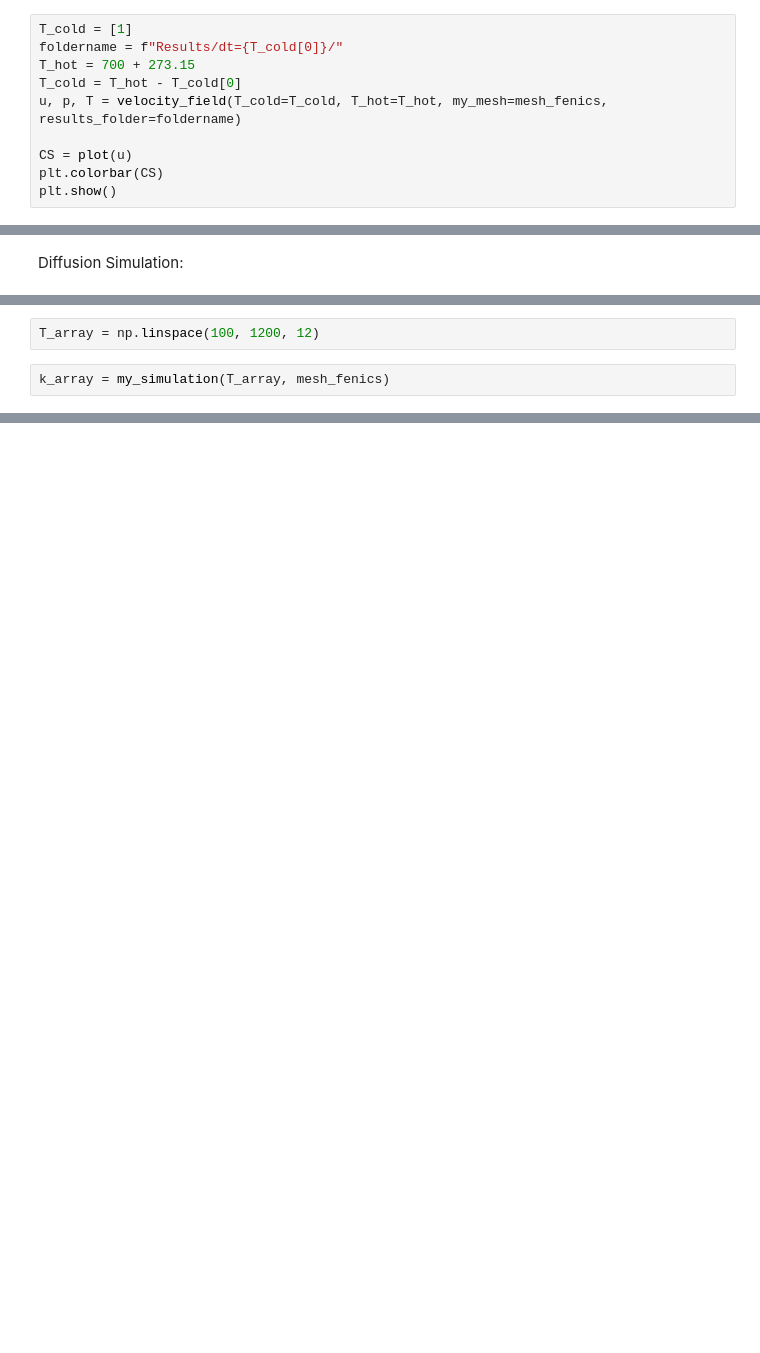
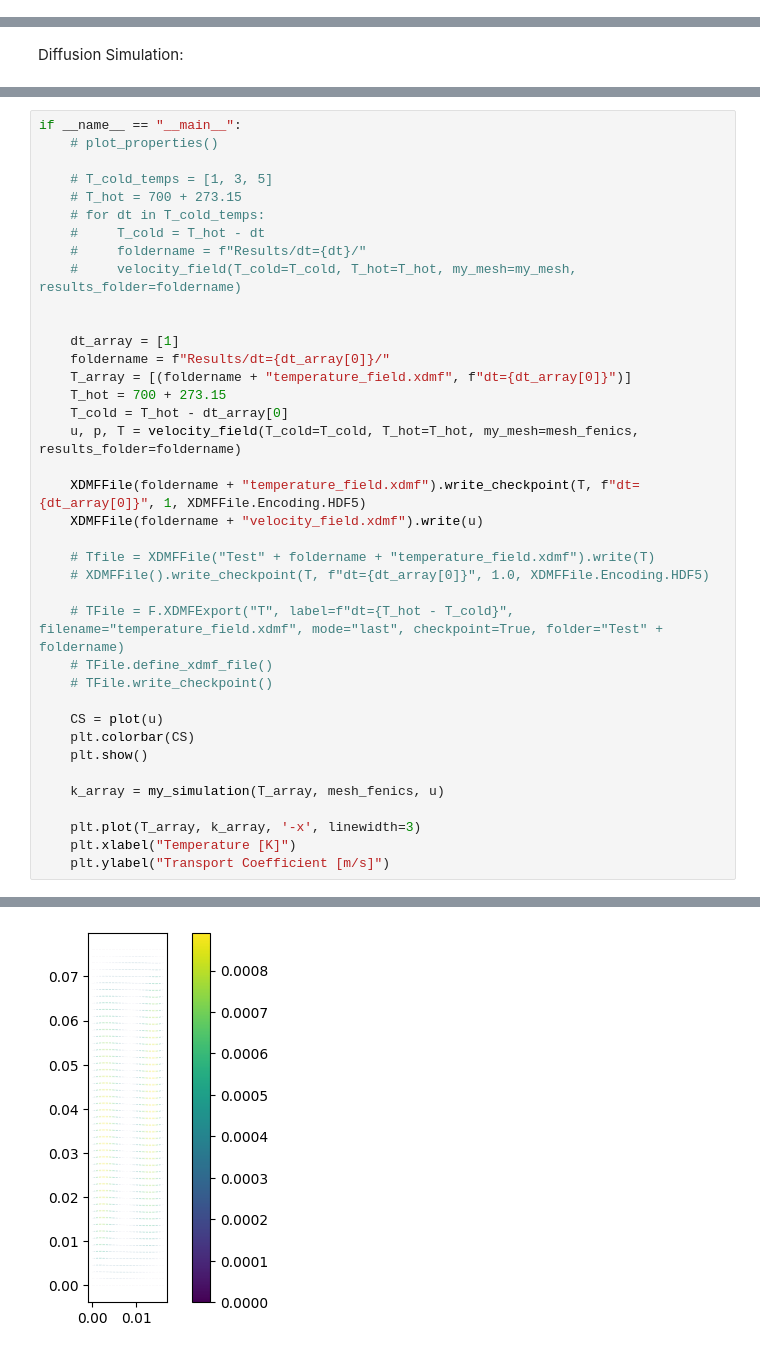
Before and after one commit to WeaverC20/LIBRADiff, a Jupyter notebook: BABY_2D_Simulation.ipynb, the cells around one changed output, grey strips where cells are left out. Cells and saved outputs as stored; diff of their text form; blank space fills up the shorter version.

```diff
--- a/BABY_2D_Simulation.ipynb
+++ b/BABY_2D_Simulation.ipynb
@@ -160,12 +178,2 @@ def velocity_field(T_cold, T_hot, my_mesh, results_folder="Results/"):
 
     return u, p, T
-# %%
-T_cold = [1]
-foldername = f"Results/dt={T_cold[0]}/"
-T_hot = 700 + 273.15
-T_cold = T_hot - T_cold[0]
-u, p, T = velocity_field(T_cold=T_cold, T_hot=T_hot, my_mesh=mesh_fenics, results_folder=foldername)
-
-CS = plot(u)
-plt.colorbar(CS)
-plt.show()
@@ -307,7 +326,3 @@ def my_simulation(T_array, mesh_fenics):
 
 
     return k_array
-# %%
-T_array = np.linspace(100, 1200, 12)
-# %%
-k_array = my_simulation(T_array, mesh_fenics)
@@ -338,0 +329,39 @@ Text(0, 0.5, 'Transport Coefficient [m/s]')
+# %%
+if __name__ == "__main__":
+    # plot_properties()
+
+    # T_cold_temps = [1, 3, 5]
+    # T_hot = 700 + 273.15
+    # for dt in T_cold_temps:
+    #     T_cold = T_hot - dt
+    #     foldername = f"Results/dt={dt}/"
+    #     velocity_field(T_cold=T_cold, T_hot=T_hot, my_mesh=my_mesh,  results_folder=foldername)
+
+
+    dt_array = [1]
+    foldername = f"Results/dt={dt_array[0]}/"
+    T_array = [(foldername + "temperature_field.xdmf", f"dt={dt_array[0]}")]
+    T_hot = 700 + 273.15
+    T_cold = T_hot - dt_array[0]
+    u, p, T = velocity_field(T_cold=T_cold, T_hot=T_hot, my_mesh=mesh_fenics, results_folder=foldername)
+
+    XDMFFile(foldername + "temperature_field.xdmf").write_checkpoint(T, f"dt={dt_array[0]}", 1, XDMFFile.Encoding.HDF5)
+    XDMFFile(foldername + "velocity_field.xdmf").write(u)
+
+    # Tfile = XDMFFile("Test" + foldername + "temperature_field.xdmf").write(T)
+    # XDMFFile().write_checkpoint(T, f"dt={dt_array[0]}", 1.0, XDMFFile.Encoding.HDF5)
+
+    # TFile = F.XDMFExport("T", label=f"dt={T_hot - T_cold}", filename="temperature_field.xdmf", mode="last", checkpoint=True, folder="Test" + foldername)
+    # TFile.define_xdmf_file()
+    # TFile.write_checkpoint()
+
+    CS = plot(u)
+    plt.colorbar(CS)
+    plt.show()
+
+    k_array = my_simulation(T_array, mesh_fenics, u)
+
+    plt.plot(T_array, k_array, '-x', linewidth=3)
+    plt.xlabel("Temperature [K]")
+    plt.ylabel("Transport Coefficient [m/s]")
+# %% [output]
@@ -338,0 +372 @@ Text(0, 0.5, 'Transport Coefficient [m/s]')
+[figure, added]
```
Also changed, not shown: parts of 7 cells of this notebook.
